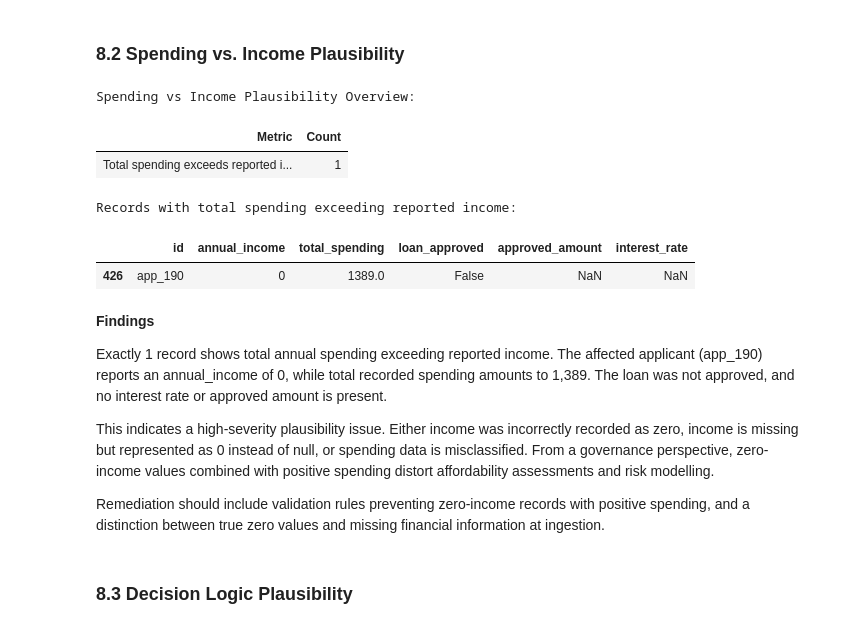
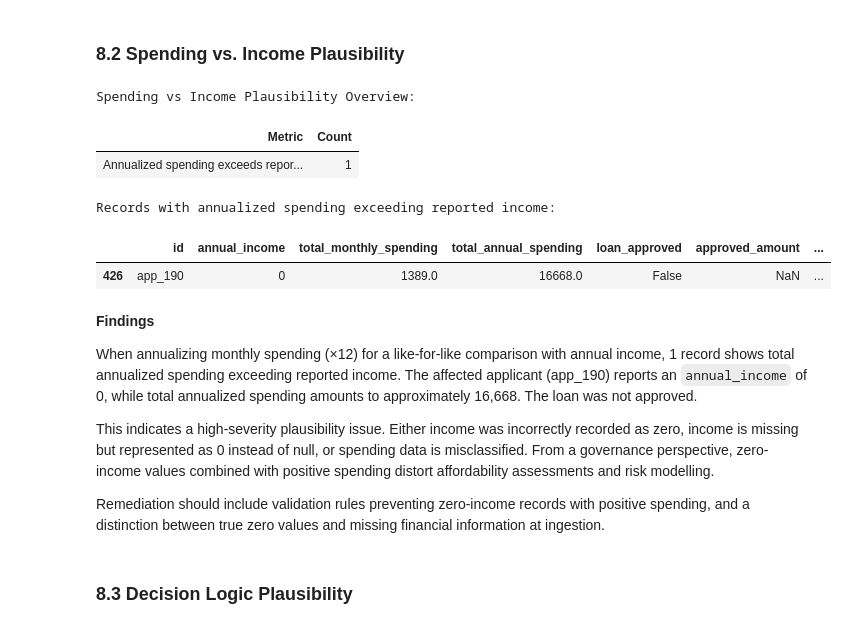
Before and after one commit to mchlkan/dego-2606-group3, a Jupyter notebook: notebooks/01-data-quality.ipynb, the cells around one changed output. Cells and saved outputs as stored; diff of their text form; code cells hidden in the pictures.

Commit message:
analysis: added date format issue resolving, minor md and code improvements

```diff
--- a/notebooks/01-data-quality.ipynb
+++ b/notebooks/01-data-quality.ipynb
@@ -1059,8 +1071,12 @@ The objective is to identify records that are technically valid but substantivel
 ### 8.1 Age Plausibility
 # %%
 # Validate plausibility of applicant age based on date of birth
-df["date_of_birth"] = pd.to_datetime(df["date_of_birth"], errors="coerce")
-df["age"] = (pd.Timestamp("today") - df["date_of_birth"]).dt.days // 365
+
+# Using a fixed reference date for reproducibility (date of analysis creation)
+reference_date = pd.Timestamp("2025-02-26")
+
+df["date_of_birth_parsed"] = pd.to_datetime(df["date_of_birth"], errors="coerce")
+df["age"] = (reference_date - df["date_of_birth_parsed"]).dt.days // 365
 
 unrealistic_age = ((df["age"] < 18) | (df["age"] > 100)).sum()
 
@@ -1069,6 +1085,6 @@ age_plausibility_overview = pd.DataFrame({
     "Count": [unrealistic_age]
 })
 
-print("Age Plausibility Validation Overview:")
+print(f"Age Plausibility Validation Overview (reference date: {reference_date.date()}):")
 display(age_plausibility_overview.style.hide(axis="index"))
 # %% [output]
@@ -1083,15 +1099,18 @@ The age plausibility check identified 0 records (0%) outside the defined range o
 ### 8.2 Spending vs. Income Plausibility
 # %%
 # Validate plausibility of total spending relative to reported income
+# Note: spending categories represent monthly amounts; income is annual, so we annualize spending for comparison
+
 spend_cols = [c for c in df.columns if c.startswith("spending_")]
-df["total_spending"] = df[spend_cols].sum(axis=1)
+df["total_monthly_spending"] = df[spend_cols].sum(axis=1)
+df["total_annual_spending"] = df["total_monthly_spending"] * 12
 
 income = pd.to_numeric(df["annual_income"], errors="coerce")
 
-implausible_spending = (df["total_spending"] > income).sum()
+implausible_spending = (df["total_annual_spending"] > income).sum()
 
 spending_income_plausibility_overview = pd.DataFrame({
-    "Metric": ["Total spending exceeds reported income"],
+    "Metric": ["Annualized spending exceeds reported income"],
     "Count": [implausible_spending]
 })
 
@@ -1100,30 +1119,31 @@ display(spending_income_plausibility_overview.style.hide(axis="index"))
 # %% [output]
 Spending vs Income Plausibility Overview:
 | Metric | Count |
-| Total spending exceeds reported i... | 1 |
+| Annualized spending exceeds repor... | 1 |
 # %%
-# Identify records where total spending exceeds reported income
+# Identify records where annualized spending exceeds reported income
 implausible_spending_records = df[
-    df["total_spending"] > income
+    df["total_annual_spending"] > income
 ][[
     "id",
     "annual_income",
-    "total_spending",
+    "total_monthly_spending",
+    "total_annual_spending",
     "loan_approved",
     "approved_amount",
     "interest_rate"
 ]]
 
-print("Records with total spending exceeding reported income:")
+print("Records with annualized spending exceeding reported income:")
 display(implausible_spending_records)
 # %% [output]
-Records with total spending exceeding reported income:
+Records with annualized spending exceeding reported income:
-|  | id | annual_income | total_spending | loan_approved | approved_amount | interest_rate |
-| 426 | app_190 | 0 | 1389.0 | False | NaN | NaN |
+|  | id | annual_income | total_monthly_spending | total_annual_spending | loan_approved | approved_amount | ... |
+| 426 | app_190 | 0 | 1389.0 | 16668.0 | False | NaN | ... |
 # %% [markdown]
 **Findings**
 
-Exactly 1 record shows total annual spending exceeding reported income. The affected applicant (app_190) reports an annual_income of 0, while total recorded spending amounts to 1,389. The loan was not approved, and no interest rate or approved amount is present.
+When annualizing monthly spending (×12) for a like-for-like comparison with annual income, 1 record shows total annualized spending exceeding reported income. The affected applicant (app_190) reports an `annual_income` of 0, while total annualized spending amounts to approximately 16,668. The loan was not approved.
 
 This indicates a high-severity plausibility issue. Either income was incorrectly recorded as zero, income is missing but represented as 0 instead of null, or spending data is misclassified. From a governance perspective, zero-income values combined with positive spending distort affordability assessments and risk modelling.
 
```
Also changed, not shown: parts of 21 cells of this notebook.
